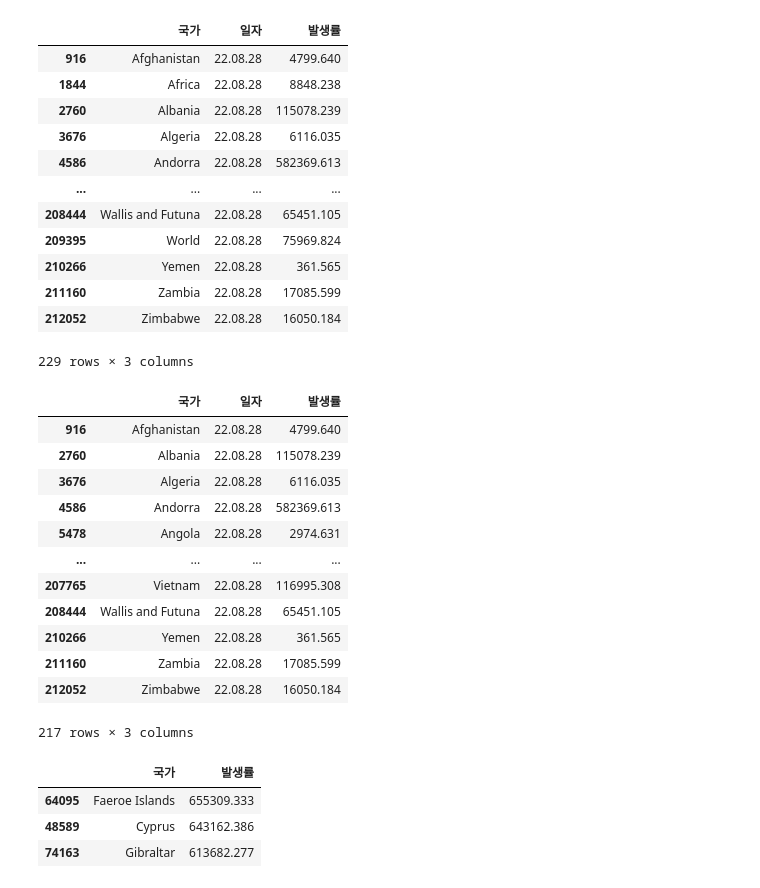
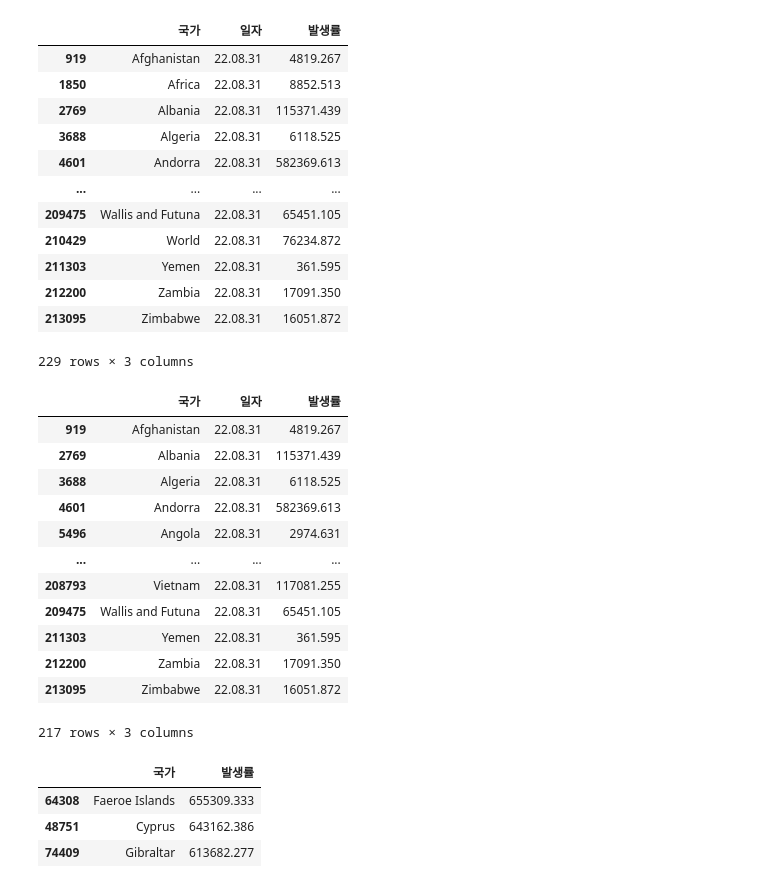
Before and after one commit to cpwoo/ProjectCorona, a Jupyter notebook: incidence rate.ipynb, the cells around one changed output. Drawn from its saved outputs; the diff is of its cells as text; code cells hidden in the pictures.

```diff
--- a/incidence rate.ipynb
+++ b/incidence rate.ipynb
@@ -7,26 +7,26 @@ matplotlib.rcParams['axes.unicode_minus'] = False
 # %%
 import pandas as pd
 import numpy as np
 df = pd.read_excel('owid-covid-data.xlsx', usecols='C,D,K')
 df.rename(columns={'location':'국가','date':'일자', 'total_cases_per_million':'발생률'}, inplace=True)
 df = df.fillna(0)
 df['일자'] = pd.to_datetime(df['일자'])
 df['일자'] = df['일자'].dt.strftime('%y.%m.%d')
-df = df[df['일자'] == '22.08.28']
+df = df[df['일자'] == '22.08.31']
 df
 # %% [output]
 |  | 국가 | 일자 | 발생률 |
-| 916 | Afghanistan | 22.08.28 | 4799.640 |
-| 1844 | Africa | 22.08.28 | 8848.238 |
-| 2760 | Albania | 22.08.28 | 115078.239 |
-| 3676 | Algeria | 22.08.28 | 6116.035 |
-| 4586 | Andorra | 22.08.28 | 582369.613 |
+| 919 | Afghanistan | 22.08.31 | 4819.267 |
+| 1850 | Africa | 22.08.31 | 8852.513 |
+| 2769 | Albania | 22.08.31 | 115371.439 |
+| 3688 | Algeria | 22.08.31 | 6118.525 |
+| 4601 | Andorra | 22.08.31 | 582369.613 |
 | ... | ... | ... | ... |
-| 208444 | Wallis and Futuna | 22.08.28 | 65451.105 |
-| 209395 | World | 22.08.28 | 75969.824 |
-| 210266 | Yemen | 22.08.28 | 361.565 |
-| 211160 | Zambia | 22.08.28 | 17085.599 |
-| 212052 | Zimbabwe | 22.08.28 | 16050.184 |
+| 209475 | Wallis and Futuna | 22.08.31 | 65451.105 |
+| 210429 | World | 22.08.31 | 76234.872 |
+| 211303 | Yemen | 22.08.31 | 361.595 |
+| 212200 | Zambia | 22.08.31 | 17091.350 |
+| 213095 | Zimbabwe | 22.08.31 | 16051.872 |
 229 rows × 3 columns
 # %%
 continents = ['Africa', 'Asia', 'Europe', 'European Union', 'High income', 'Upper middle income', 'Low income',
@@ -36,17 +36,17 @@ df = df[~filt]
 df
 # %% [output]
 |  | 국가 | 일자 | 발생률 |
-| 916 | Afghanistan | 22.08.28 | 4799.640 |
-| 2760 | Albania | 22.08.28 | 115078.239 |
-| 3676 | Algeria | 22.08.28 | 6116.035 |
-| 4586 | Andorra | 22.08.28 | 582369.613 |
-| 5478 | Angola | 22.08.28 | 2974.631 |
+| 919 | Afghanistan | 22.08.31 | 4819.267 |
+| 2769 | Albania | 22.08.31 | 115371.439 |
+| 3688 | Algeria | 22.08.31 | 6118.525 |
+| 4601 | Andorra | 22.08.31 | 582369.613 |
+| 5496 | Angola | 22.08.31 | 2974.631 |
 | ... | ... | ... | ... |
-| 207765 | Vietnam | 22.08.28 | 116995.308 |
-| 208444 | Wallis and Futuna | 22.08.28 | 65451.105 |
-| 210266 | Yemen | 22.08.28 | 361.565 |
-| 211160 | Zambia | 22.08.28 | 17085.599 |
-| 212052 | Zimbabwe | 22.08.28 | 16050.184 |
+| 208793 | Vietnam | 22.08.31 | 117081.255 |
+| 209475 | Wallis and Futuna | 22.08.31 | 65451.105 |
+| 211303 | Yemen | 22.08.31 | 361.595 |
+| 212200 | Zambia | 22.08.31 | 17091.350 |
+| 213095 | Zimbabwe | 22.08.31 | 16051.872 |
 217 rows × 3 columns
 # %%
 country_with_rank = df[['국가', '발생률']]
@@ -54,9 +54,9 @@ country_with_rank = country_with_rank.sort_values(by=['발생률'], ascending=0)
 country_with_rank.head(3)
 # %% [output]
 |  | 국가 | 발생률 |
-| 64095 | Faeroe Islands | 655309.333 |
-| 48589 | Cyprus | 643162.386 |
-| 74163 | Gibraltar | 613682.277 |
+| 64308 | Faeroe Islands | 655309.333 |
+| 48751 | Cyprus | 643162.386 |
+| 74409 | Gibraltar | 613682.277 |
 # %%
 country_list = country_with_rank['국가'].tolist()
 x_pos = np.arange(len(country_list))
```
Also changed, not shown: parts of 1 cell of this notebook, 7 other files.
